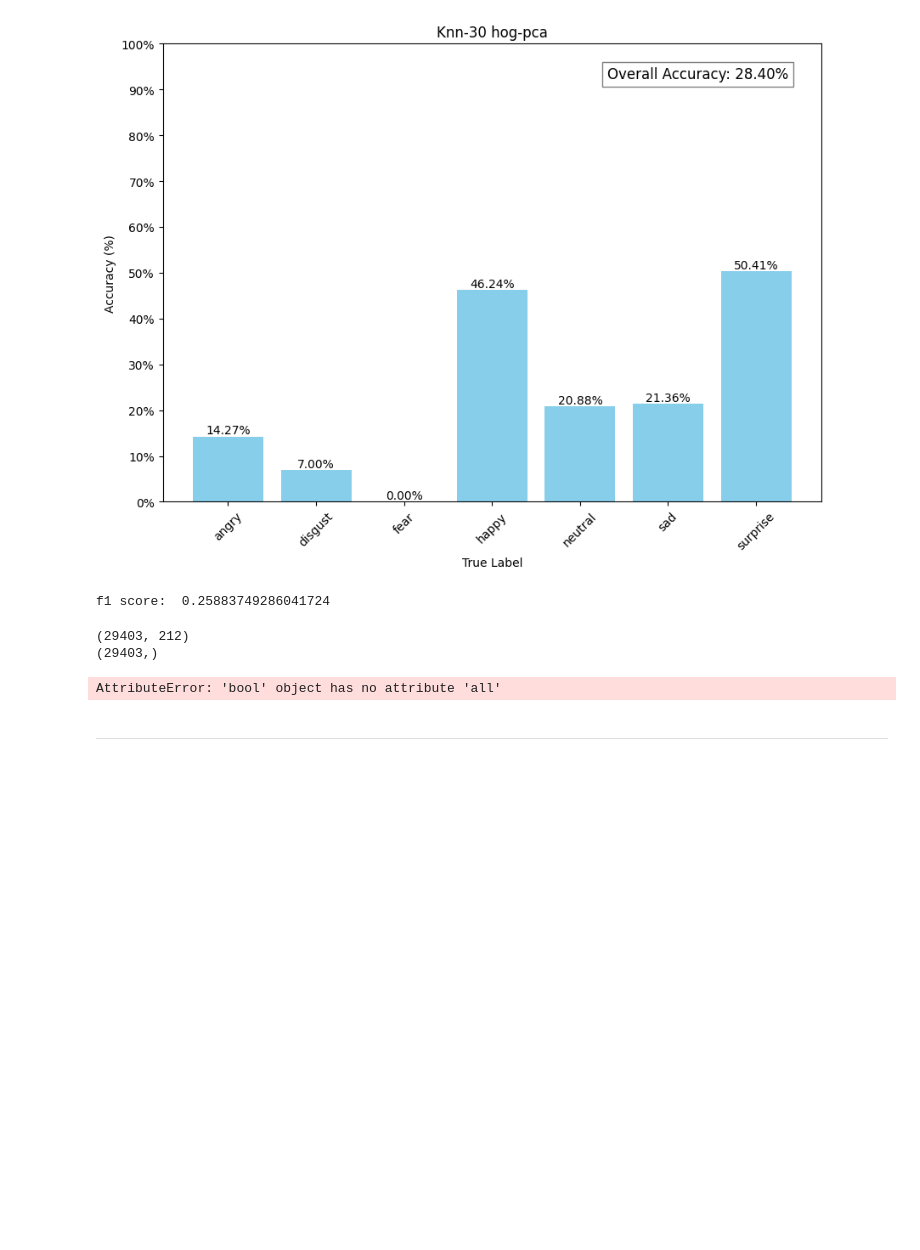
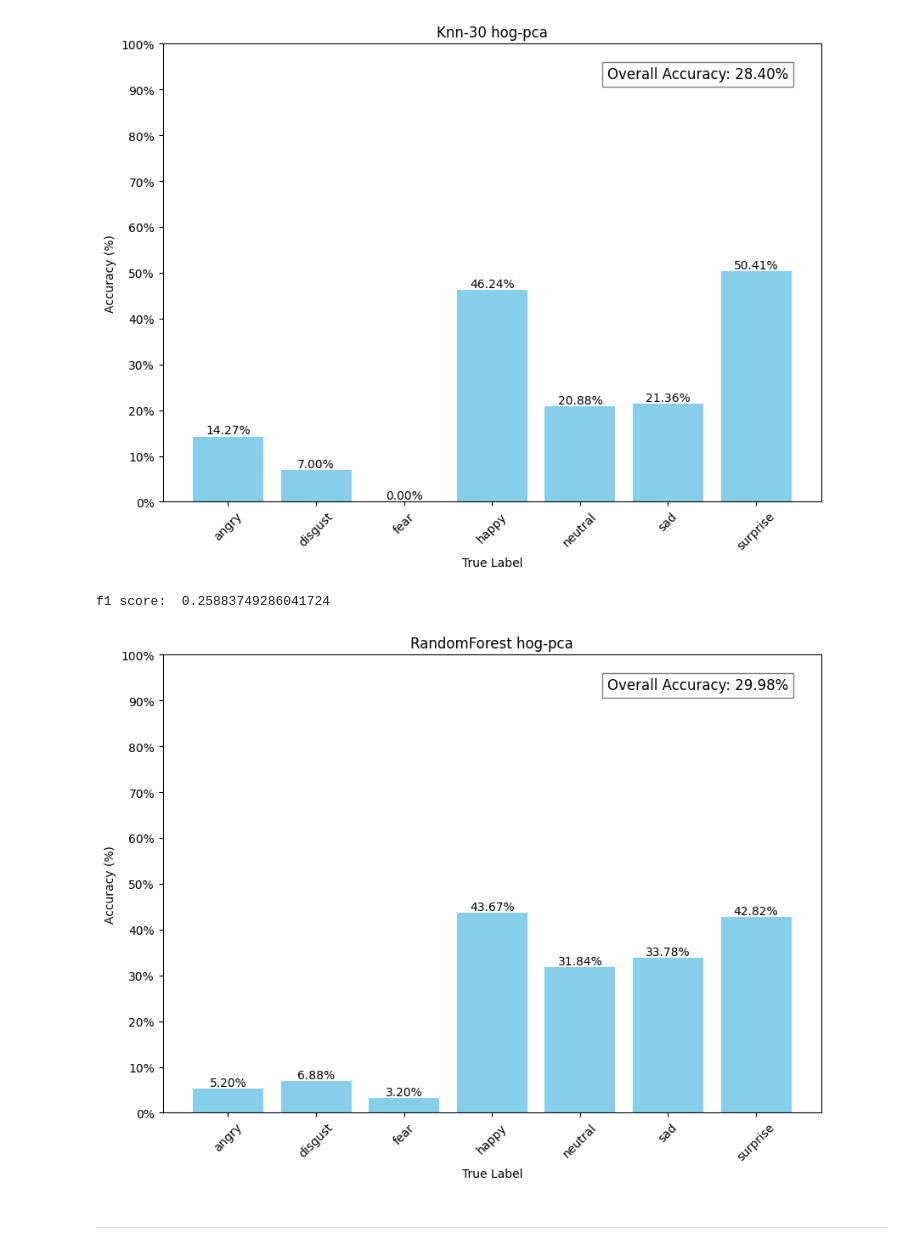
Before and after one commit to MGurcan/FaceEmotionRecognition, a Jupyter notebook: Scripts/ModelEducation/Methods/Method2/method2.ipynb, the cells around one changed output. Drawn from its saved outputs; the diff is of its cells as text; code cells hidden in the pictures; blank space fills up the shorter version.

```diff
--- a/Scripts/ModelEducation/Methods/Method2/method2.ipynb
+++ b/Scripts/ModelEducation/Methods/Method2/method2.ipynb
@@ -133,22 +133,21 @@ print('f1 score: ', f1)
 [figure]
 f1 score:  0.25883749286041724
 # %%
-import xgboost as xgb
+from sklearn.ensemble import RandomForestClassifier
 
-
-def classify_with_xgboost(X_train, X_test, y_train, y_test):
-    model = xgb.XGBClassifier(eval_metric='mlogloss')
+def classify_with_randomforest(X_train, X_test, y_train, y_test):
+    model = RandomForestClassifier(n_estimators=100, random_state=42)
     X_train = np.array(X_train)
     y_train = np.array(y_train)
     model.fit(X_train, y_train)
 
     y_pred = model.predict(X_test)
     return y_pred
-xg_preds = classify_with_xgboost(X_train_hogged, X_test_hogged, y_train, y_test)
+xg_preds = classify_with_randomforest(X_train_hogged, X_test_hogged, y_train, y_test)
-# %% [output]
-(29403, 212)
-(29403,)
-AttributeError: 'bool' object has no attribute 'all'
+# %%
+plot_label_accuracies(y_test, xg_preds, 'RandomForest hog-pca')
+# %% [output]
+[figure, added]
 # %%
 X_train_hogged, X_test_hogged = apply_hog_and_pca(X_train, X_test, y_train, y_test)
 
```
Also changed, not shown: 1 other file.
